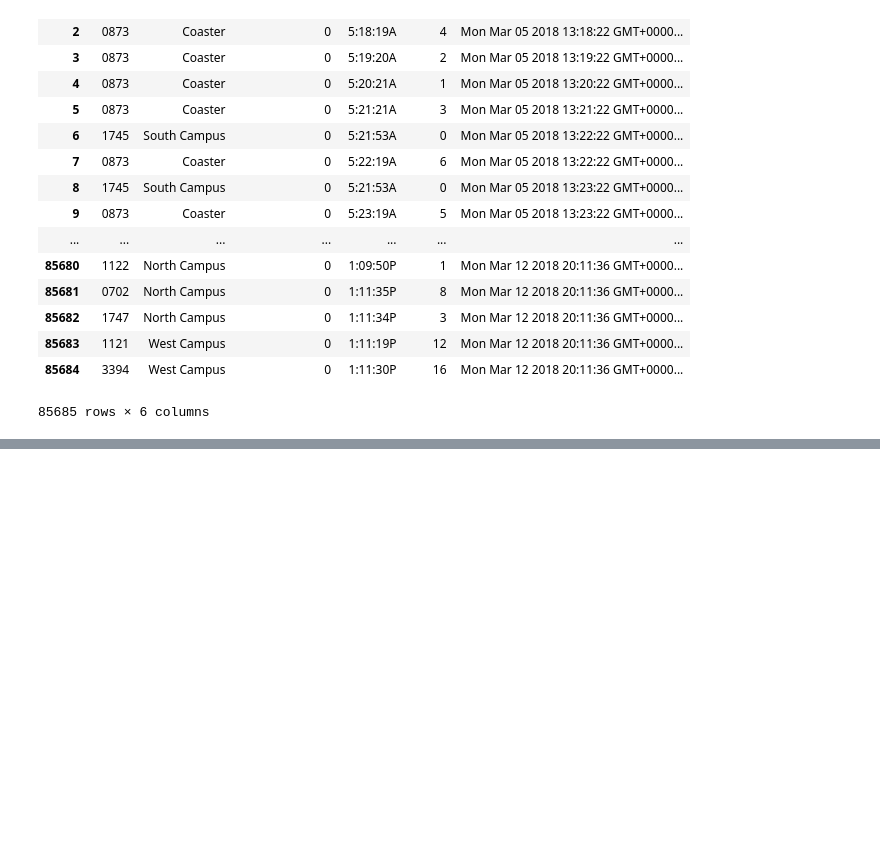
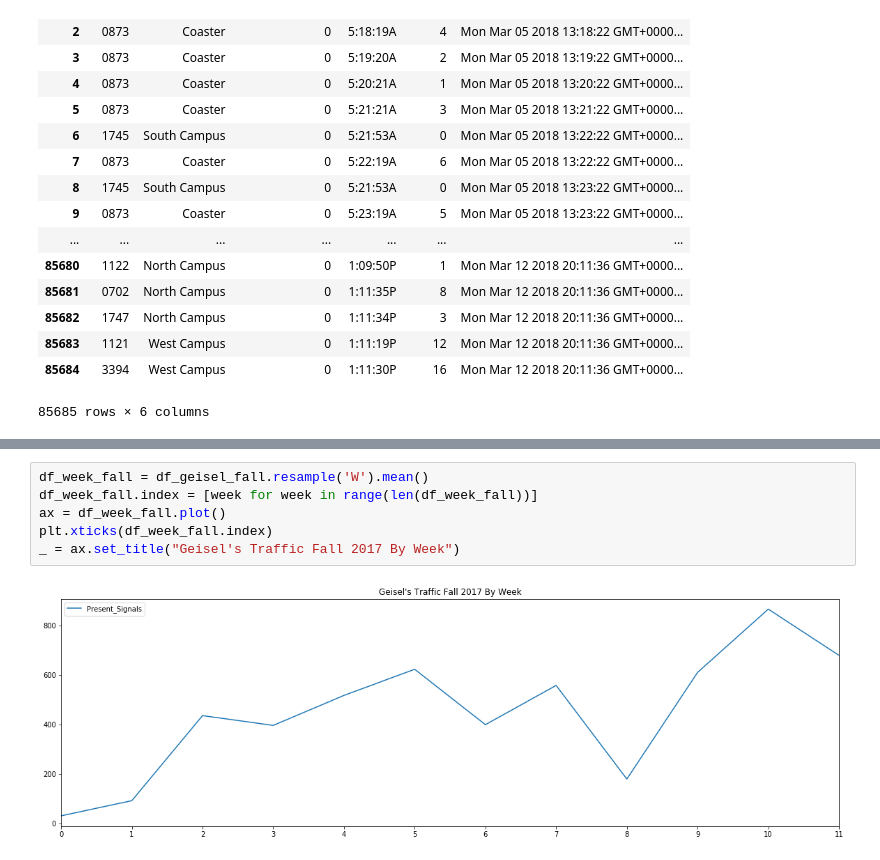
Before and after one commit to kelvinluime/Pr_059, a Jupyter notebook: FinalProject.ipynb, the cells around one changed output, grey strips where cells are left out. Saved outputs shown, nothing was run; the diff lists cells and outputs as text; blank space fills up the shorter version.

```diff
--- a/FinalProject.ipynb
+++ b/FinalProject.ipynb
@@ -578,0 +624,8 @@ df_shuttle
+# %%
+df_week_fall = df_geisel_fall.resample('W').mean()
+df_week_fall.index = [week for week in range(len(df_week_fall))]
+ax = df_week_fall.plot()
+plt.xticks(df_week_fall.index)
+_ = ax.set_title("Geisel's Traffic Fall 2017 By Week")
+# %% [output]
+[figure, added]
```
Also changed, not shown: parts of 19 cells of this notebook, 2 other files.
